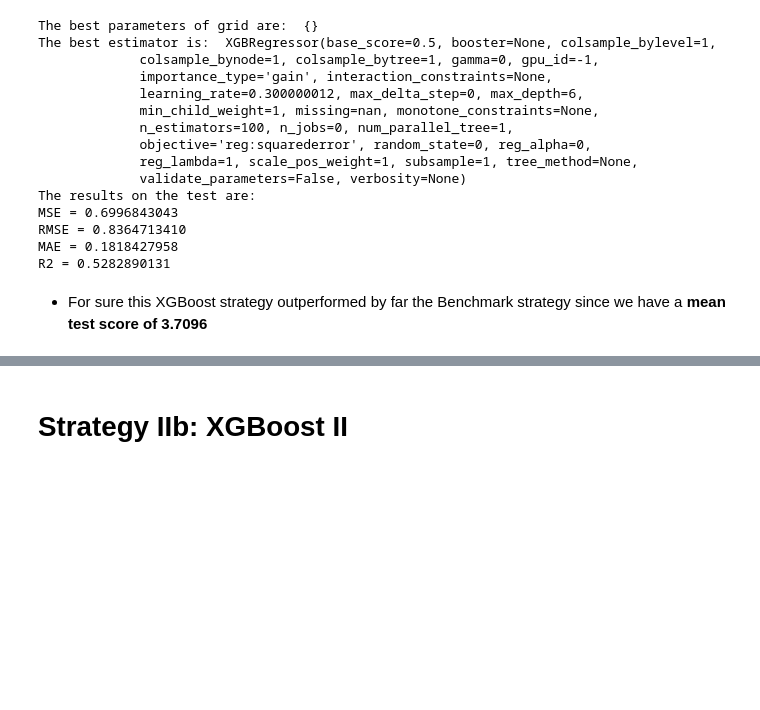
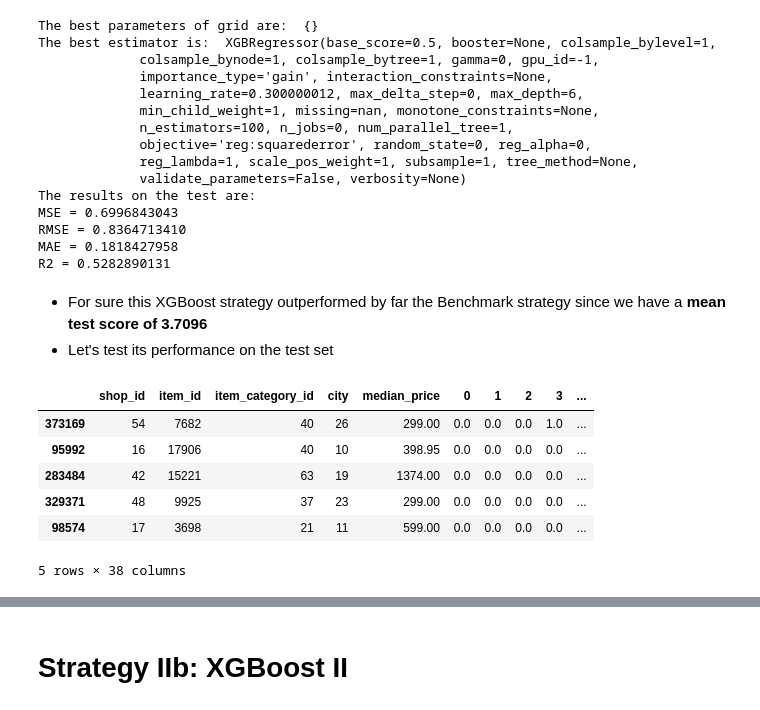
Before and after one commit to AlessandroBiagi/DataScienceProjects, a Jupyter notebook: Future_Sales/scripts/Predict_Future_Sales.ipynb, the cells around one changed output, grey strips where cells are left out. Drawn from its saved outputs; the diff is of its cells as text; code cells hidden in the pictures; blank space fills up the shorter version.

```diff
--- a/Future_Sales/scripts/Predict_Future_Sales.ipynb
+++ b/Future_Sales/scripts/Predict_Future_Sales.ipynb
@@ -840,3 +834,4 @@ filename = "models/saved_models/default_models/xgb_1_default.sav"
 pickle.dump(xgb_1_default, open(filename, 'wb'))
 # %% [markdown]
 - For sure this XGBoost strategy outperformed by far the Benchmark strategy since we have a **mean test score of 3.7096**
+- Let's test its performance on the test set
@@ -842,0 +842,10 @@ pickle.dump(xgb_1_default, open(filename, 'wb'))
+# %%
+X_train_orig.head()
+# %% [output]
+|  | shop_id | item_id | item_category_id | city | median_price | 0 | 1 | 2 | 3 | ... |
+| 373169 | 54 | 7682 | 40 | 26 | 299.00 | 0.0 | 0.0 | 0.0 | 1.0 | ... |
+| 95992 | 16 | 17906 | 40 | 10 | 398.95 | 0.0 | 0.0 | 0.0 | 0.0 | ... |
+| 283484 | 42 | 15221 | 63 | 19 | 1374.00 | 0.0 | 0.0 | 0.0 | 0.0 | ... |
+| 329371 | 48 | 9925 | 37 | 23 | 299.00 | 0.0 | 0.0 | 0.0 | 0.0 | ... |
+| 98574 | 17 | 3698 | 21 | 11 | 599.00 | 0.0 | 0.0 | 0.0 | 0.0 | ... |
+5 rows × 38 columns
```
Also changed, not shown: parts of 23 cells of this notebook, 11 other files.
